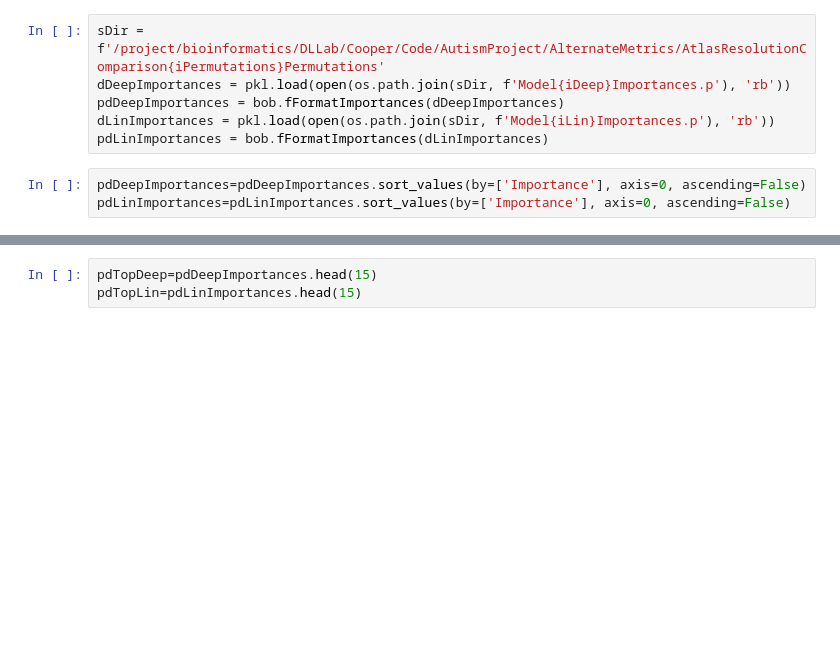
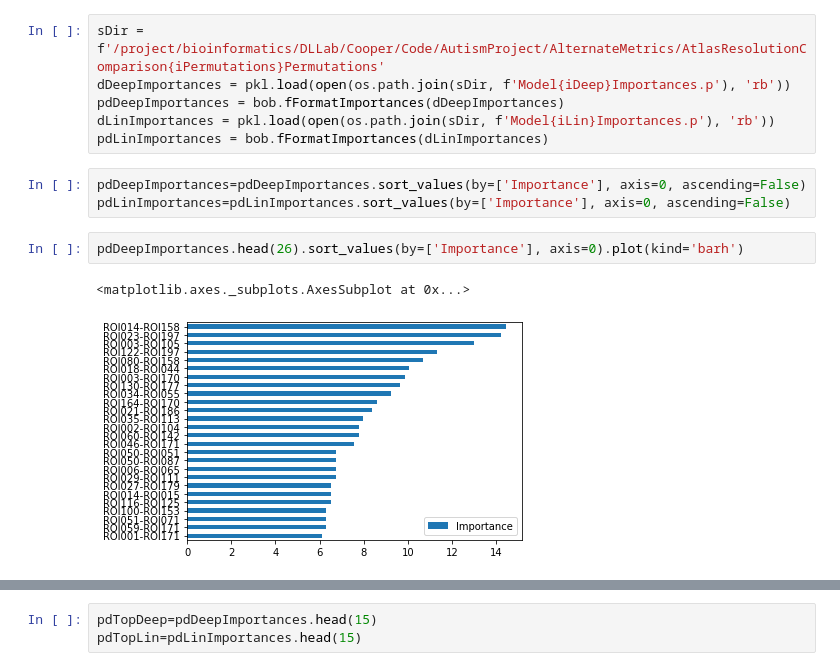
Before and after one commit to DeepLearningForPrecisionHealthLab/ConsistentASDCorrelates, a Jupyter notebook: Parallelization/BiomarkersOnBrains.ipynb, the cells around one changed output, grey strips where cells are left out. Drawn from its saved outputs; the diff is of its cells as text; blank space fills up the shorter version.

```diff
--- a/Parallelization/BiomarkersOnBrains.ipynb
+++ b/Parallelization/BiomarkersOnBrains.ipynb
@@ -49,6 +101,11 @@ pdLinImportances = bob.fFormatImportances(dLinImportances)
 # %%
 pdDeepImportances=pdDeepImportances.sort_values(by=['Importance'], axis=0, ascending=False)
 pdLinImportances=pdLinImportances.sort_values(by=['Importance'], axis=0, ascending=False)
+# %%
+pdDeepImportances.head(26).sort_values(by=['Importance'], axis=0).plot(kind='barh')
+# %% [output]
+<matplotlib.axes._subplots.AxesSubplot at 0x...>
+[figure, added]
 # %%
 pdDeepImportances.head(15).sort_values(by=['Importance'], axis=0).plot(kind='barh')
 # %% [output]
```
Also changed, not shown: parts of 22 cells of this notebook, 21 other files.
